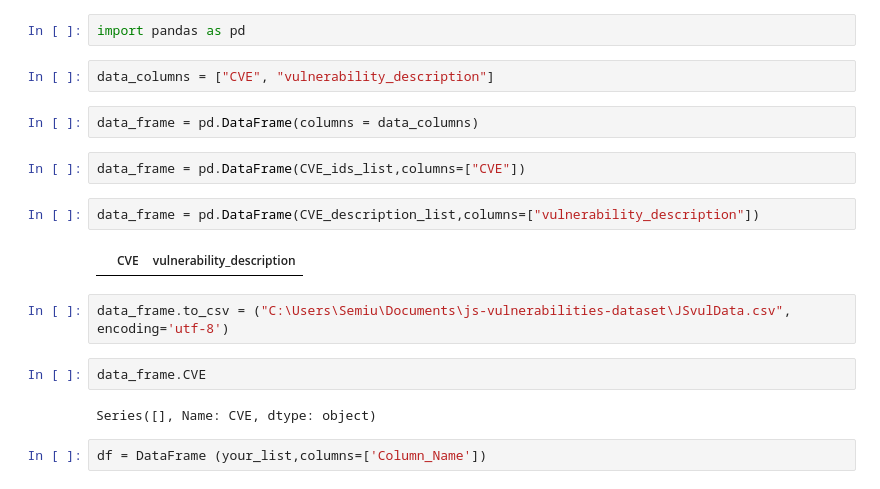
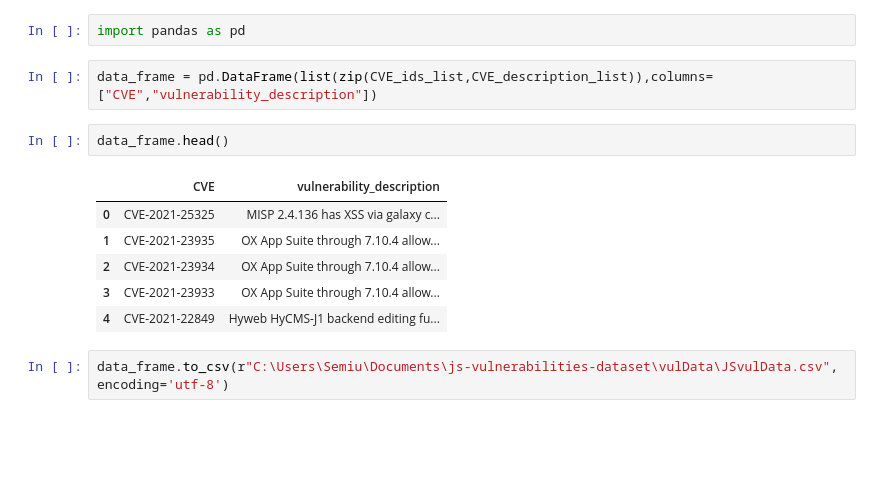
Before and after one commit to Semiu/js-vulnerabilities-dataset, a Jupyter notebook: jsVul/JavaScript CVEs from the National Vulnerabilities Database.ipynb, the cells around one changed output. Drawn from its saved outputs; the diff is of its cells as text; blank space fills up the shorter version.

Commit message:
data scraping completed

```diff
--- a/jsVul/JavaScript CVEs from the National Vulnerabilities Database.ipynb
+++ b/jsVul/JavaScript CVEs from the National Vulnerabilities Database.ipynb
@@ -123,21 +87,16 @@ Building frame for the extracted data
 Import required library
 # %%
 import pandas as pd
-# %%
-data_columns = ["CVE", "vulnerability_description"]
 # %%
-data_frame = pd.DataFrame(columns = data_columns)
+data_frame = pd.DataFrame(list(zip(CVE_ids_list,CVE_description_list)),columns=["CVE","vulnerability_description"])
-# %%
-data_frame = pd.DataFrame(CVE_ids_list,columns=["CVE"])
-# %%
-data_frame = pd.DataFrame(CVE_description_list,columns=["vulnerability_description"])
-# %% [output]
-|  | CVE | vulnerability_description |
+# %%
+data_frame.head()
+# %% [output]
+|  | CVE | vulnerability_description |
+| 0 | CVE-2021-25325 | MISP 2.4.136 has XSS via galaxy c... |
+| 1 | CVE-2021-23935 | OX App Suite through 7.10.4 allow... |
+| 2 | CVE-2021-23934 | OX App Suite through 7.10.4 allow... |
+| 3 | CVE-2021-23933 | OX App Suite through 7.10.4 allow... |
+| 4 | CVE-2021-22849 | Hyweb HyCMS-J1 backend editing fu... |
 # %%
-data_frame.to_csv = ("C:\Users\Semiu\Documents\js-vulnerabilities-dataset\JSvulData.csv", encoding='utf-8')
+data_frame.to_csv(r"C:\Users\Semiu\Documents\js-vulnerabilities-dataset\vulData\JSvulData.csv", encoding='utf-8')
-# %%
-data_frame.CVE
-# %% [output]
-Series([], Name: CVE, dtype: object)
-# %%
-df = DataFrame (your_list,columns=['Column_Name'])
```
Also changed, not shown: parts of 3 cells of this notebook, 2 other files.
